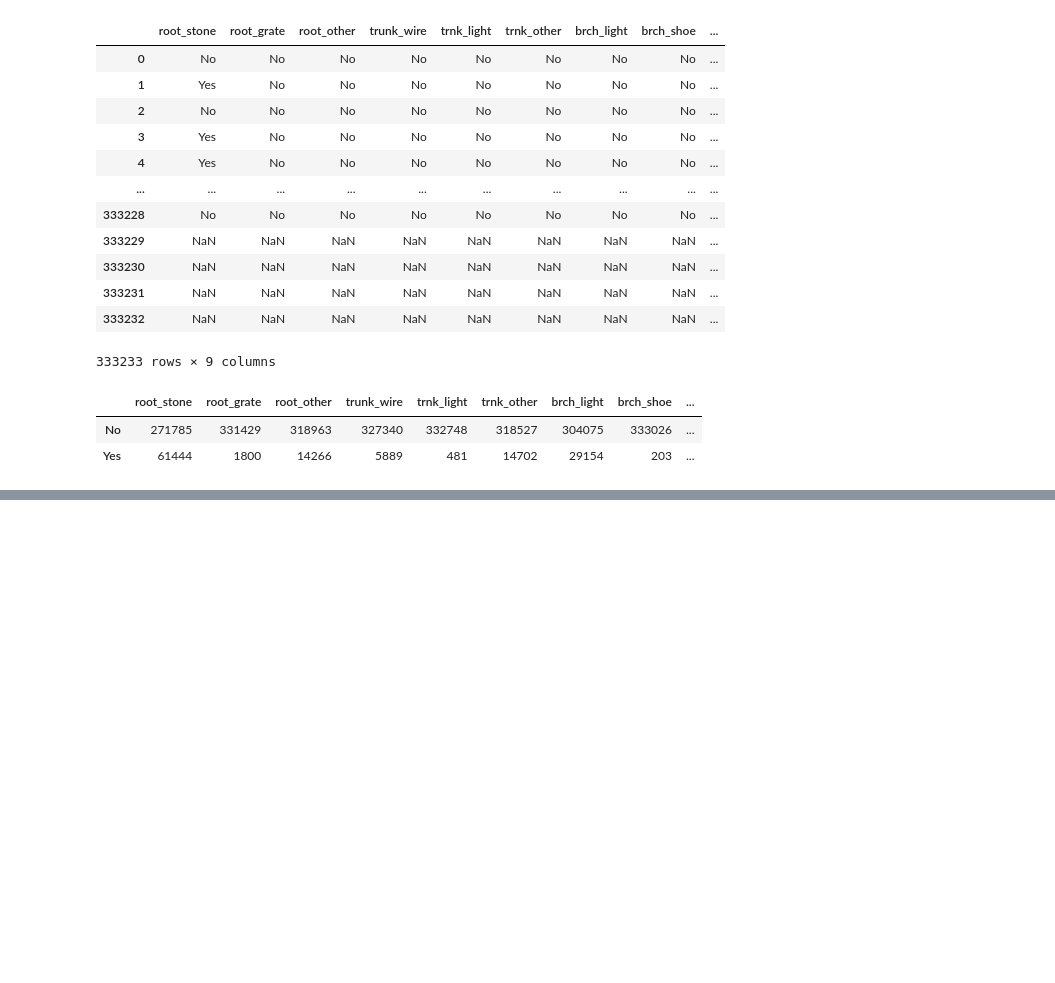
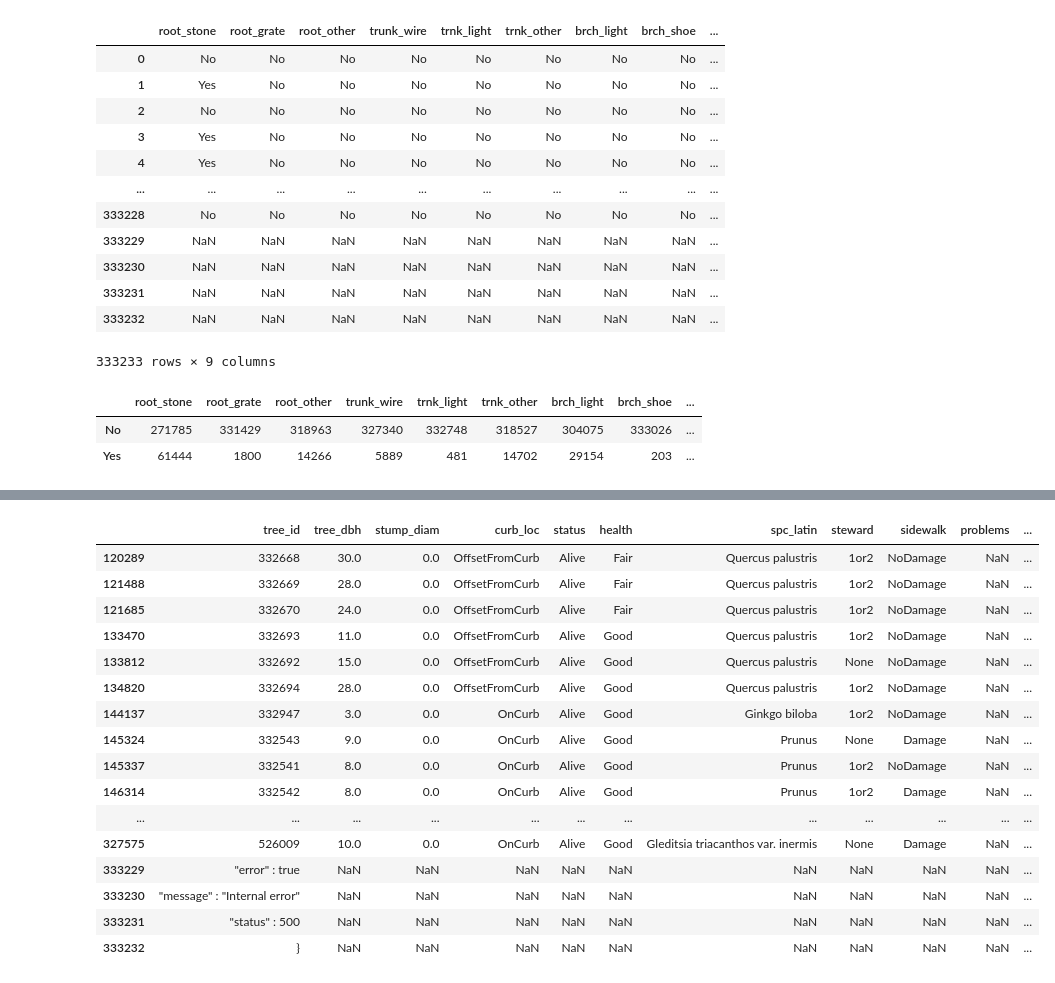
Before and after one commit to AiJared/Data-Exploration-And-Cleaning, a Jupyter notebook: Data Exploration and Cleaning.ipynb, the cells around one changed output, grey strips where cells are left out. Drawn from its saved outputs; the diff is of its cells as text; code cells hidden in the pictures; blank space fills up the shorter version.

```diff
--- a/Data Exploration and Cleaning.ipynb
+++ b/Data Exploration and Cleaning.ipynb
@@ -256,2 +258,4 @@ tree_problems.apply(pd.Series.value_counts)
 # %%
 mask = ((tree_census_subset["status"] == "Stump") | (tree_census_subset["status"] == "Dead"))
+# %%
+tree_census_subset.loc[mask] = tree_census_subset.loc[mask].fillna("Not Applicable")
@@ -257,0 +301,20 @@ mask = ((tree_census_subset["status"] == "Stump") | (tree_census_subset["status"
+# %%
+tree_census_subset[tree_census_subset["problems"].isna()]
+# %% [output]
+|  | tree_id | tree_dbh | stump_diam | curb_loc | status | health | spc_latin | steward | sidewalk | problems | ... |
+| 120289 | 332668 | 30.0 | 0.0 | OffsetFromCurb | Alive | Fair | Quercus palustris | 1or2 | NoDamage | NaN | ... |
+| 121488 | 332669 | 28.0 | 0.0 | OffsetFromCurb | Alive | Fair | Quercus palustris | 1or2 | NoDamage | NaN | ... |
+| 121685 | 332670 | 24.0 | 0.0 | OffsetFromCurb | Alive | Fair | Quercus palustris | 1or2 | NoDamage | NaN | ... |
+| 133470 | 332693 | 11.0 | 0.0 | OffsetFromCurb | Alive | Good | Quercus palustris | 1or2 | NoDamage | NaN | ... |
+| 133812 | 332692 | 15.0 | 0.0 | OffsetFromCurb | Alive | Good | Quercus palustris | None | NoDamage | NaN | ... |
+| 134820 | 332694 | 28.0 | 0.0 | OffsetFromCurb | Alive | Good | Quercus palustris | 1or2 | NoDamage | NaN | ... |
+| 144137 | 332947 | 3.0 | 0.0 | OnCurb | Alive | Good | Ginkgo biloba | 1or2 | NoDamage | NaN | ... |
+| 145324 | 332543 | 9.0 | 0.0 | OnCurb | Alive | Good | Prunus | None | Damage | NaN | ... |
+| 145337 | 332541 | 8.0 | 0.0 | OnCurb | Alive | Good | Prunus | 1or2 | NoDamage | NaN | ... |
+| 146314 | 332542 | 8.0 | 0.0 | OnCurb | Alive | Good | Prunus | 1or2 | Damage | NaN | ... |
+| ... | ... | ... | ... | ... | ... | ... | ... | ... | ... | ... | ... |
+| 327575 | 526009 | 10.0 | 0.0 | OnCurb | Alive | Good | Gleditsia triacanthos var. inermis | None | Damage | NaN | ... |
+| 333229 | "error" : true | NaN | NaN | NaN | NaN | NaN | NaN | NaN | NaN | NaN | ... |
+| 333230 | "message" : "Internal error" | NaN | NaN | NaN | NaN | NaN | NaN | NaN | NaN | NaN | ... |
+| 333231 | "status" : 500 | NaN | NaN | NaN | NaN | NaN | NaN | NaN | NaN | NaN | ... |
+| 333232 | } | NaN | NaN | NaN | NaN | NaN | NaN | NaN | NaN | NaN | ... |
```
Also changed, not shown: parts of 7 cells of this notebook.
